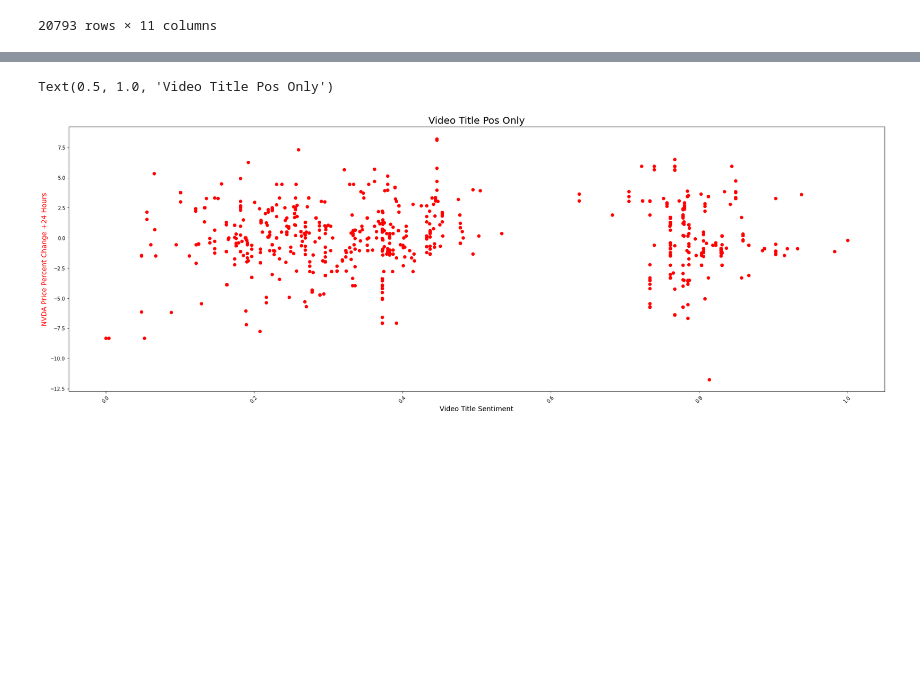
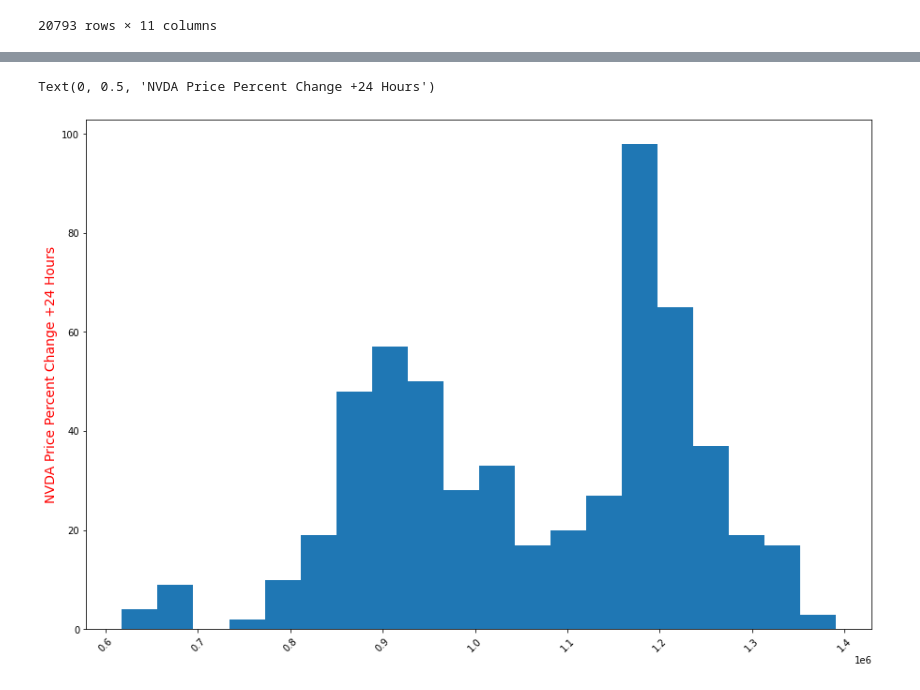
Before and after one commit to Cloblak/youtube_content_based_stock_prediction, a Jupyter notebook: 10_code/EDA_v2_08APR.ipynb, the cells around one changed output, grey strips where cells are left out. Saved outputs shown, nothing was run; the diff lists cells and outputs as text; code cells hidden in the pictures; blank space fills up the shorter version.

```diff
--- a/10_code/EDA_v2_08APR.ipynb
+++ b/10_code/EDA_v2_08APR.ipynb
@@ -12,7 +12,7 @@ from math import log
 # Load and Explore the Data
 #####
 cleaned_data_df = pd.read_csv("../00_data/Cleaned_Data_22MAR.gz", compression="gzip")
-hr_merged_df = pd.read_csv("../00_data/data3.0.csv")
+hr_merged_df = pd.read_csv("../00_data/data_final.csv")
 # %%
 hr_merged_df.rename(
     columns={"searchedDate": "Time"},
@@ -86,0 +68,2 @@ Index(['Unnamed: 0', 'viewCount', 'likeCount', 'dislikeCount',
+# %%
+hr_merged_df_non_scaled = hr_merged_df.copy()
@@ -336,19 +592,18 @@ Text(0.5, 1.0, 'Video Title Neg/Pos')
 # %%
-fig, ax = plt.subplots(figsize=(30, 10))
+fig, ax = plt.subplots(figsize=(15, 10))
 
-ax.scatter(
-    (hr_merged_df_normal["videoTitleSentimentScore_com"]),
-    hr_merged_df_normal.percent_change,
-    color="red",
-    marker="o",
+x = hr_merged_df_non_scaled[hr_merged_df_non_scaled["viewCount"] > 20000]["viewCount"]
+
+plt.hist(
+    x,
+    bins=20,
 )
+
 # set x-axis label
-ax.set_xlabel("Video Title Sentiment", fontsize=14)
 plt.xticks(rotation=45)
 # set y-axis label
 ax.set_ylabel("NVDA Price Percent Change +24 Hours", color="red", fontsize=14)
-plt.title("Video Title Pos Only", fontsize=20)
 # %% [output]
-Text(0.5, 1.0, 'Video Title Pos Only')
+Text(0, 0.5, 'NVDA Price Percent Change +24 Hours')
-[figure, old version]
+[figure, new version]
 # %%
```
Also changed, not shown: parts of 26 cells of this notebook, 5 other files.
